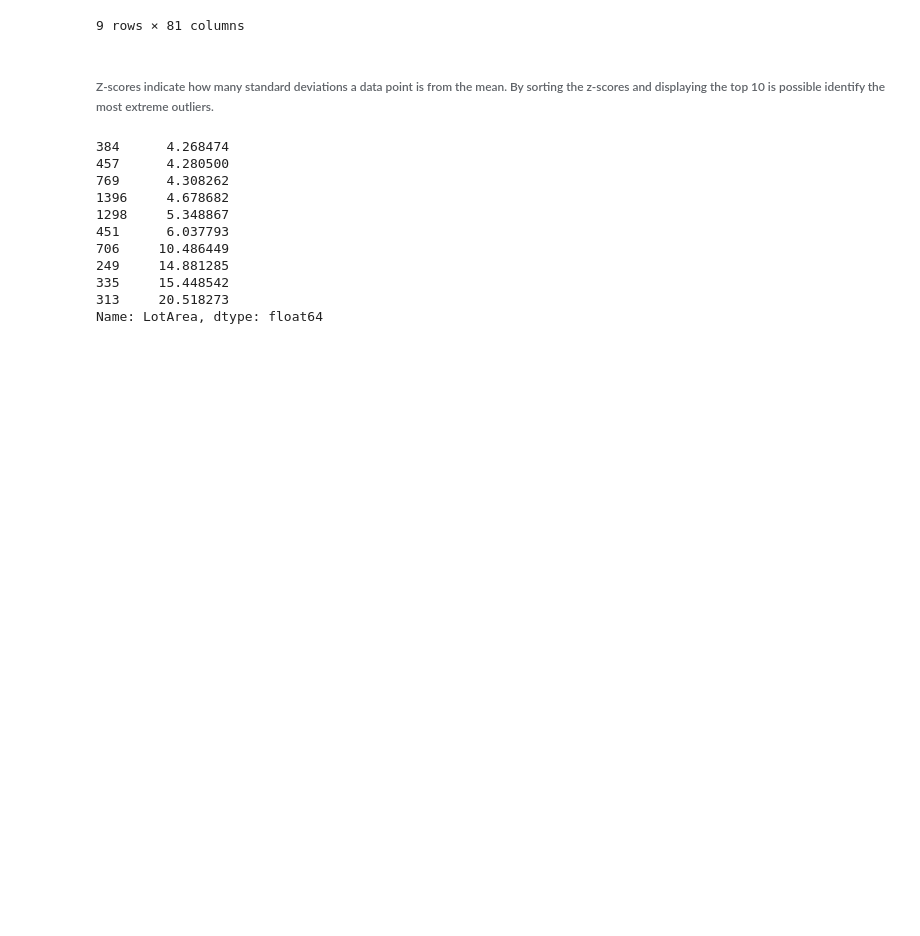
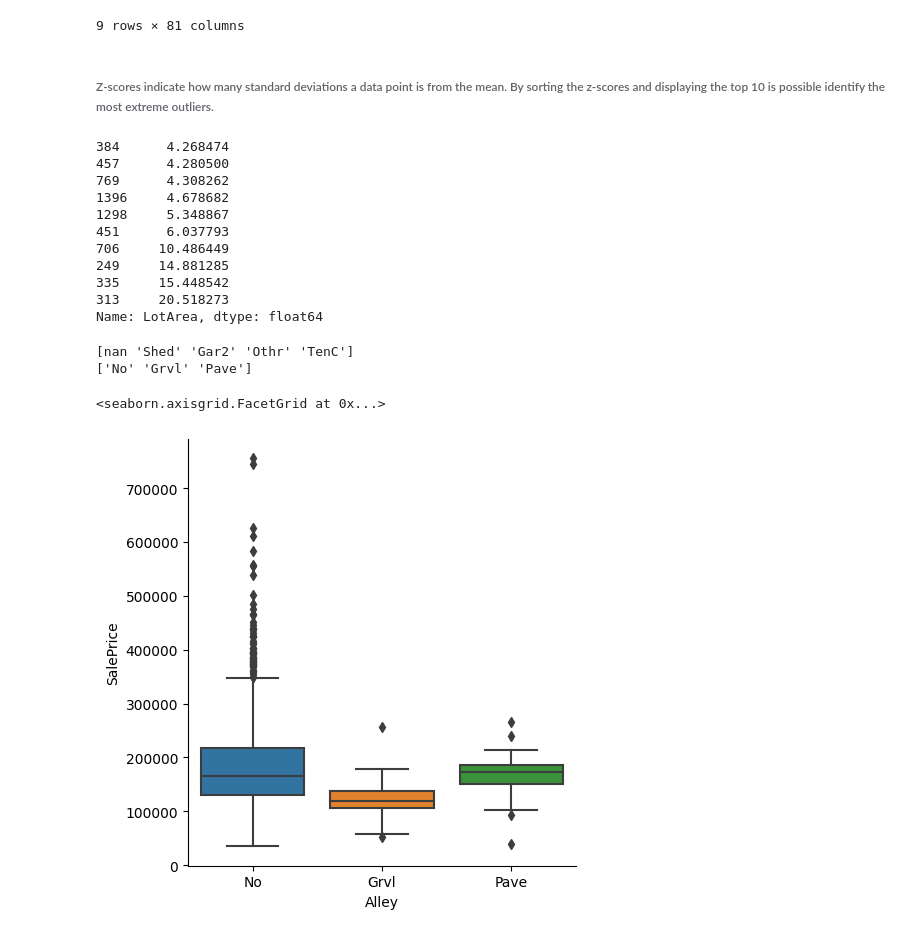
Before and after one commit to felipedds/kaggle, a Jupyter notebook: house-prices-advanced-regression-techniques/data analysis.ipynb, the cells around one changed output. Cells and saved outputs as stored; diff of their text form; code cells hidden in the pictures; blank space fills up the shorter version.

```diff
--- a/house-prices-advanced-regression-techniques/data analysis.ipynb
+++ b/house-prices-advanced-regression-techniques/data analysis.ipynb
@@ -93,3 +118,14 @@ stats.zscore(df_train["LotArea"]).sort_values().tail(10)
 335     15.448542
 313     20.518273
 Name: LotArea, dtype: float64
+# %%
+print(df_train["MiscFeature"].unique())
+print(df_train["Alley"].unique())
+# %% [output]
+[nan 'Shed' 'Gar2' 'Othr' 'TenC']
+['No' 'Grvl' 'Pave']
+# %%
+sns.catplot(x="Alley", y="SalePrice", kind="box", data=df_train)
+# %% [output]
+<seaborn.axisgrid.FacetGrid at 0x...>
+[figure, added]
```
Also changed, not shown: parts of 11 cells of this notebook, 1 other file.
